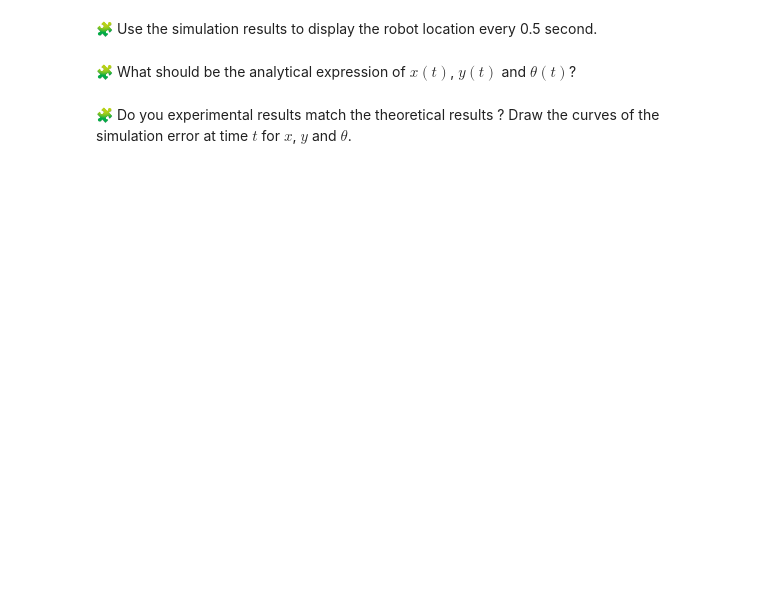
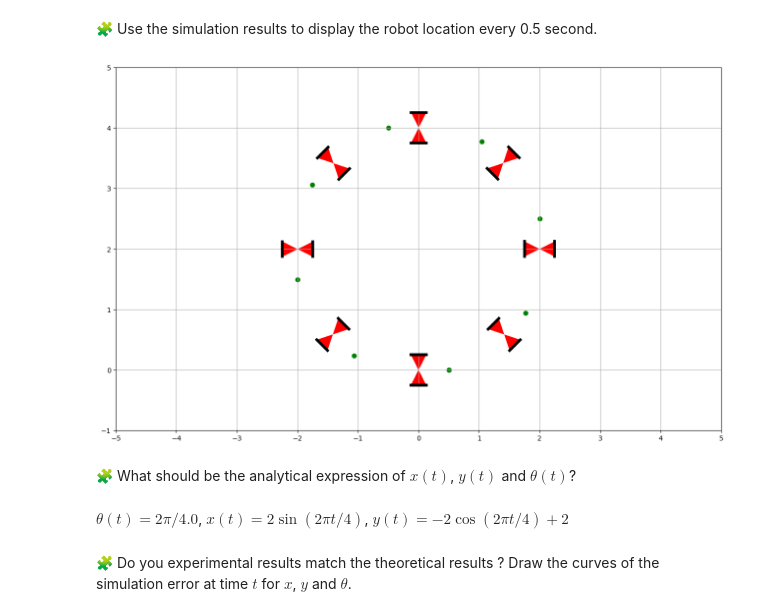
Before and after one commit to ukeeed/control-engineering-with-python-project-2023-2024, a Jupyter notebook: Project_part_1.ipynb, the cells around one changed output. Cells and saved outputs as stored; diff of their text form; code cells hidden in the pictures; blank space fills up the shorter version.

```diff
--- a/Project_part_1.ipynb
+++ b/Project_part_1.ipynb
@@ -202,4 +231,16 @@ pass
+# %%
+t = linspace(0.0, 4.0, 4*2+1)
+sol_t = simulate["sol"](t)
+draw_arena(-5, 5, -1, 5)
+for x, y, theta in sol_t.T:
+    draw_scooter(x, y, theta)
+# %% [output]
+[figure, added]
 # %% [markdown]
 🧩 What should be the analytical expression of $x(t)$, $y(t)$ and $\theta(t)$?
+# %% [markdown]
+$\theta(t) = 2 \pi / 4.0$,
+$x(t) = 2\sin(2\pi t / 4)$,
+$y(t) = -2 \cos(2\pi t / 4)+2$
 # %% [markdown]
 🧩 Do you experimental results match the theoretical results ? Draw the curves of the simulation error at time $t$ for $x$, $y$ and $\theta$.
```
Also changed, not shown: parts of 13 cells of this notebook.
